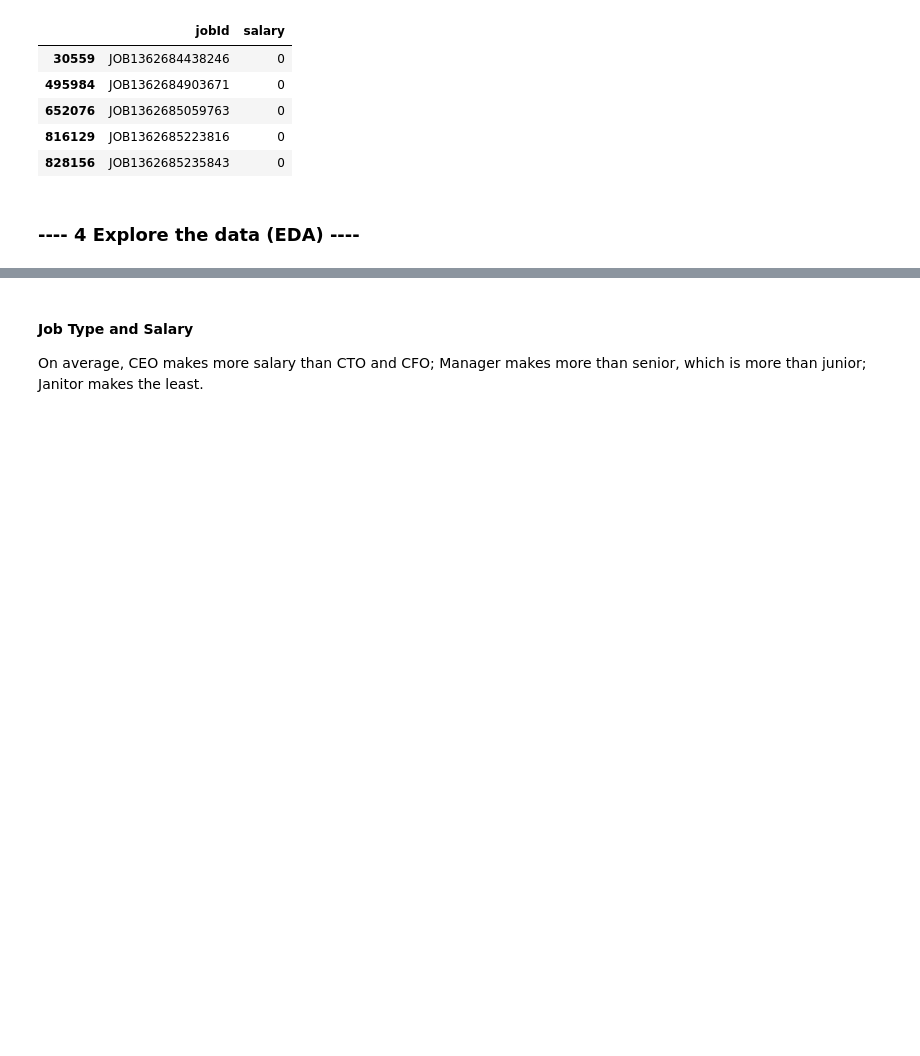
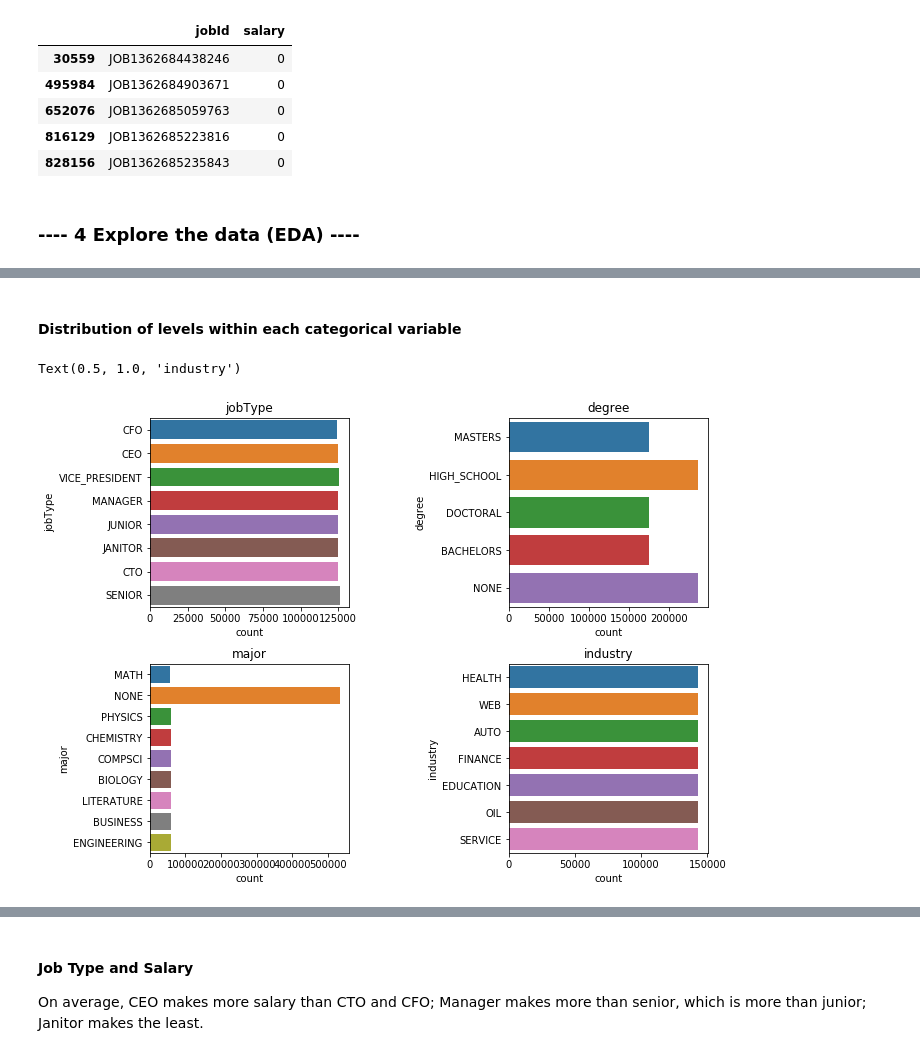
Before and after one commit to linchen-deng/SalaryPredictionProject, a Jupyter notebook: SalaryPrediction.ipynb, the cells around one changed output, grey strips where cells are left out. Saved outputs shown, nothing was run; the diff lists cells and outputs as text; code cells hidden in the pictures; blank space fills up the shorter version.

```diff
--- a/SalaryPrediction.ipynb
+++ b/SalaryPrediction.ipynb
@@ -73,0 +118,12 @@ train_y.describe()
+# %% [markdown]
+#### Distribution of levels within each categorical variable
+# %%
+f, axes = plt.subplots(2, 2, figsize=(10, 8))
+plt.subplots_adjust(wspace=0.8, hspace=0.3)
+sns.countplot(y="jobType", data=train_X, ax=axes[0, 0]).set_title('jobType')
+sns.countplot(y="degree", data=train_X, ax=axes[0, 1]).set_title('degree')
+sns.countplot(y="major", data=train_X, ax=axes[1, 0]).set_title('major')
+sns.countplot(y="industry", data=train_X, ax=axes[1, 1]).set_title('industry')
+# %% [output]
+Text(0.5, 1.0, 'industry')
+[figure, added]
```
Also changed, not shown: parts of 44 cells of this notebook.
